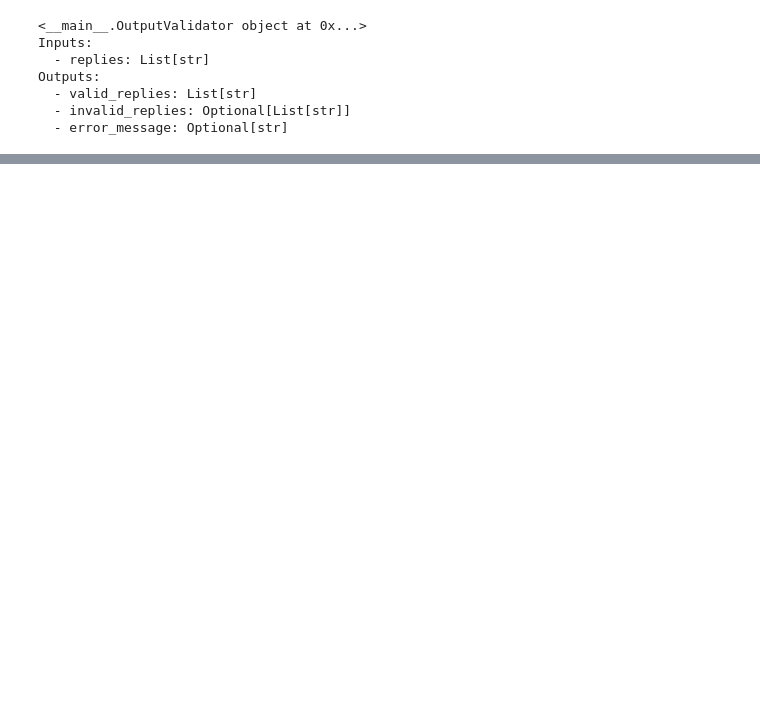
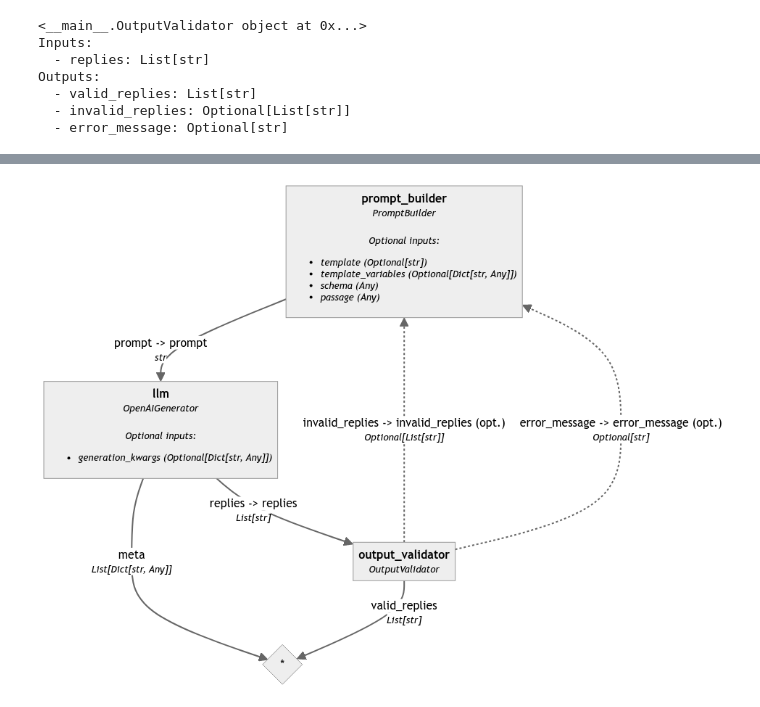
Before and after one commit to samhsiao6238/PythonFinance_2024, a Jupyter notebook: D30_Haystack+RAG/00_範例/ex08_結構化輸出.ipynb, the cells around one changed output, grey strips where cells are left out. Drawn from its saved outputs; the diff is of its cells as text; code cells hidden in the pictures; blank space fills up the shorter version.

```diff
--- a/D30_Haystack+RAG/00_範例/ex08_結構化輸出.ipynb
+++ b/D30_Haystack+RAG/00_範例/ex08_結構化輸出.ipynb
@@ -135,5 +150,10 @@ pipeline.connect(
 # %%
 pipeline.draw("auto-correct-pipeline.png")
+from utils.draw_pipeline import draw_and_display
+
+draw_and_display(pipeline, "ex08_1_pipe.png")
+# %% [output]
+[figure, added]
 # %%
 passage = "柏林是德國的首都。人口3,850,809。法國首都巴黎，居民216.1萬。里斯本是葡萄牙首都和最大城市，人口 504,718 人。"
 # %%
```
Also changed, not shown: parts of 6 cells of this notebook, 2 other files.
